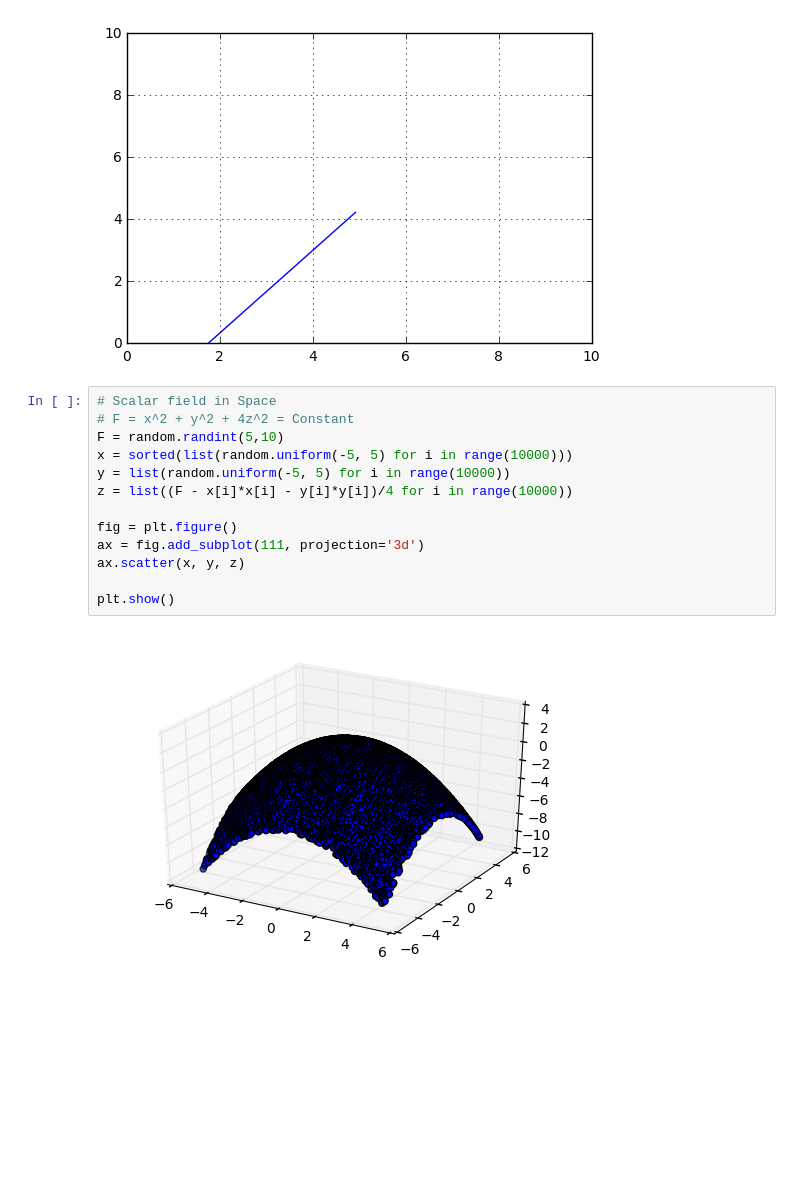
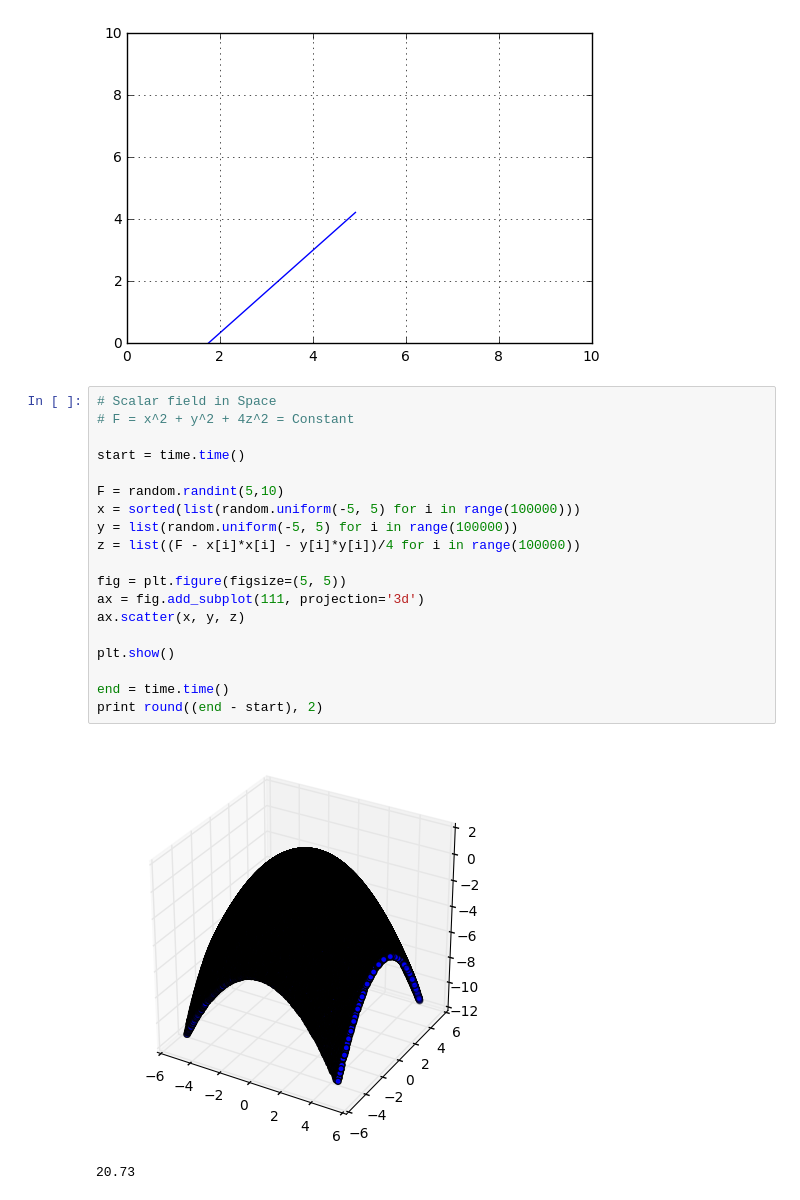
Before and after one commit to Manish-rai21bit/LinearAlgebra, a Jupyter notebook: LinearAlgebra_3.ipynb, the cells around one changed output. Saved outputs shown, nothing was run; the diff lists cells and outputs as text; blank space fills up the shorter version.

```diff
--- a/LinearAlgebra_3.ipynb
+++ b/LinearAlgebra_3.ipynb
@@ -113,15 +115,22 @@ plt.show()
 # %%
 # Scalar field in Space
 # F = x^2 + y^2 + 4z^2 = Constant
+
+start = time.time()
+
 F = random.randint(5,10)
-x = sorted(list(random.uniform(-5, 5) for i in range(10000)))
-y = list(random.uniform(-5, 5) for i in range(10000))
-z = list((F - x[i]*x[i] - y[i]*y[i])/4 for i in range(10000))
+x = sorted(list(random.uniform(-5, 5) for i in range(100000)))
+y = list(random.uniform(-5, 5) for i in range(100000))
+z = list((F - x[i]*x[i] - y[i]*y[i])/4 for i in range(100000))
 
-fig = plt.figure()
+fig = plt.figure(figsize=(5, 5))
 ax = fig.add_subplot(111, projection='3d')
 ax.scatter(x, y, z)
 
 plt.show()
+
+end = time.time()
+print round((end - start), 2)
 # %% [output]
-[figure, old version]
+[figure, new version]
+20.73
```
Also changed, not shown: parts of 4 cells of this notebook.
